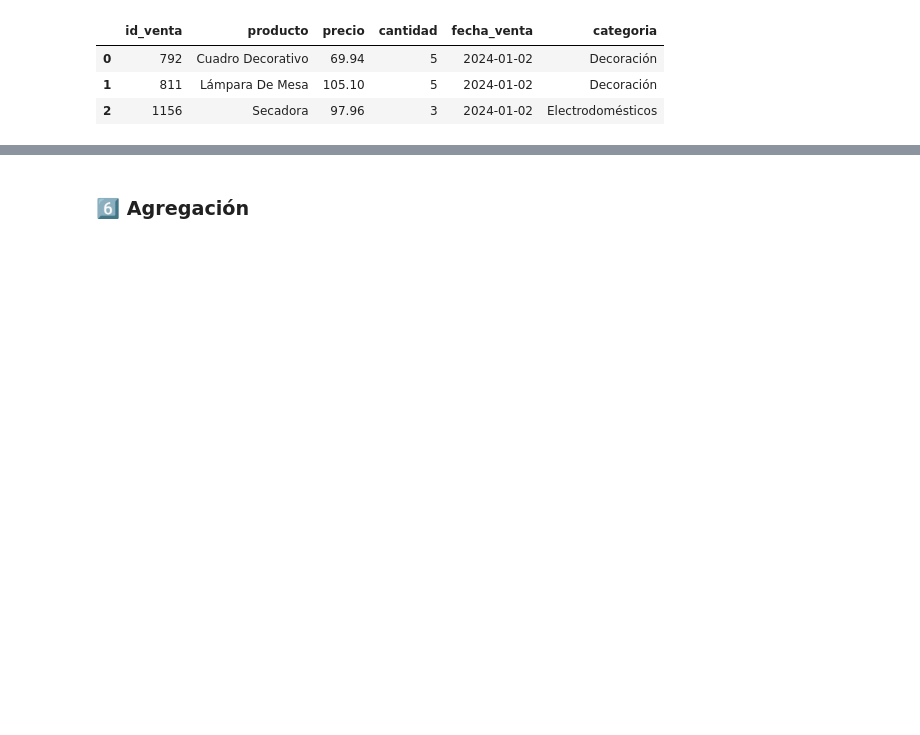
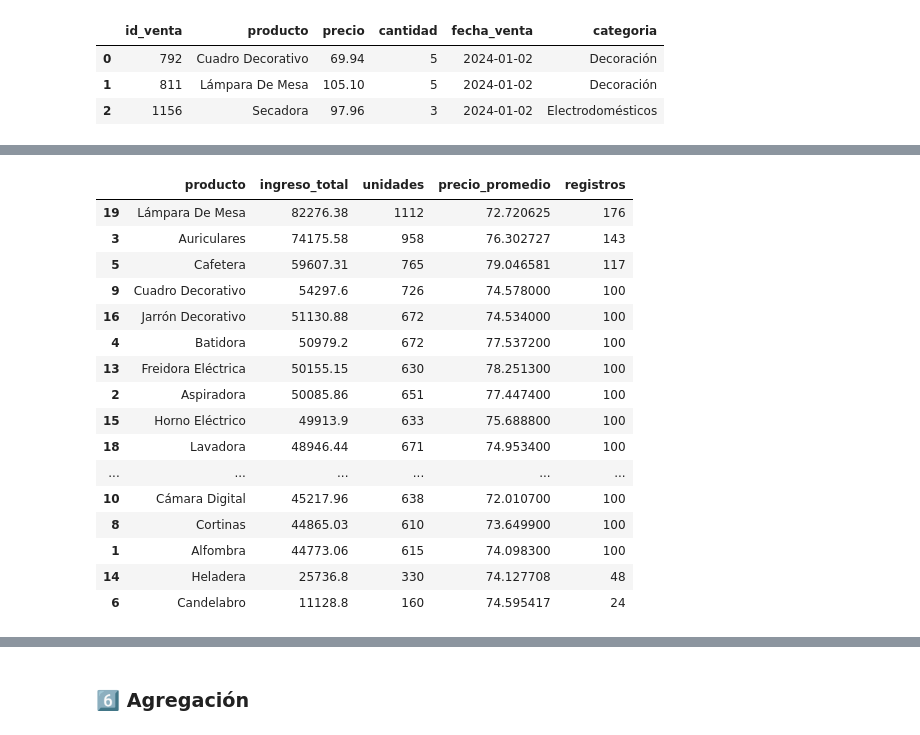
Before and after one commit to dataccounting/Sanvido-Gonzalo-comision-26252-TPI-data-analytics, a Jupyter notebook: Sanvido.Gonzalo.comision.25262.TPI.data.analytics.ipynb, the cells around one changed output, grey strips where cells are left out. Saved outputs shown, nothing was run; the diff lists cells and outputs as text; code cells hidden in the pictures; blank space fills up the shorter version.

```diff
--- a/Sanvido.Gonzalo.comision.25262.TPI.data.analytics.ipynb
+++ b/Sanvido.Gonzalo.comision.25262.TPI.data.analytics.ipynb
@@ -609,3 +627,43 @@ ventas_clean.head(3)
 | 0 | 792 | Cuadro Decorativo | 69.94 | 5 | 2024-01-02 | Decoración | 349.7 |
 | 1 | 811 | Lámpara De Mesa | 105.10 | 5 | 2024-01-02 | Decoración | 525.5 |
 | 2 | 1156 | Secadora | 97.96 | 3 | 2024-01-02 | Electrodomésticos | 293.88 |
+# %%
+resumen_prod = (
+    ventas_perf
+    # 1) Agrupamos el DataFrame por una o varias columnas clave
+    .groupby(
+        by="producto",    # Columna (str) o lista de columnas (list[str]) que define los grupos.
+        dropna=False,   # False → NO descarta filas donde la clave de grupo tenga NaN; crea un grupo para NaN.
+        as_index=False, # False → las columnas de agrupación quedan como columnas normales (no pasan al índice).
+        observed=False  # Solo aplica si 'prod_col' es Categorical:
+                        #   False → incluye categorías NO observadas (posibles pero sin filas);
+                        #   True  → solo categorías que aparecen en los datos (más rápido y “compacto”).
+    )
+    # 2) Agregamos (resumimos) columnas numéricas por cada grupo
+    .agg(
+        ingreso_total=('ingreso', 'sum'),   # Suma de 'ingreso' por grupo (skipna=True por defecto).
+        unidades=('cantidad', 'sum'),       # Suma de 'cantidad' por grupo.
+        precio_promedio=('precio', 'mean'), # Promedio simple de 'precio' por grupo (ignora NaN).
+        registros=('ingreso', 'size')       # Número de filas en el grupo (cuenta TODO, incluso NaN).
+    )
+)
+# %%
+display(resumen_prod.head(20).sort_values(by='ingreso_total', ascending=False))
+# %% [output]
+|  | producto | ingreso_total | unidades | precio_promedio | registros |
+| 19 | Lámpara De Mesa | 82276.38 | 1112 | 72.720625 | 176 |
+| 3 | Auriculares | 74175.58 | 958 | 76.302727 | 143 |
+| 5 | Cafetera | 59607.31 | 765 | 79.046581 | 117 |
+| 9 | Cuadro Decorativo | 54297.6 | 726 | 74.578000 | 100 |
+| 16 | Jarrón Decorativo | 51130.88 | 672 | 74.534000 | 100 |
+| 4 | Batidora | 50979.2 | 672 | 77.537200 | 100 |
+| 13 | Freidora Eléctrica | 50155.15 | 630 | 78.251300 | 100 |
+| 2 | Aspiradora | 50085.86 | 651 | 77.447400 | 100 |
+| 15 | Horno Eléctrico | 49913.9 | 633 | 75.688800 | 100 |
+| 18 | Lavadora | 48946.44 | 671 | 74.953400 | 100 |
+| ... | ... | ... | ... | ... | ... |
+| 10 | Cámara Digital | 45217.96 | 638 | 72.010700 | 100 |
+| 8 | Cortinas | 44865.03 | 610 | 73.649900 | 100 |
+| 1 | Alfombra | 44773.06 | 615 | 74.098300 | 100 |
+| 14 | Heladera | 25736.8 | 330 | 74.127708 | 48 |
+| 6 | Candelabro | 11128.8 | 160 | 74.595417 | 24 |
```
Also changed, not shown: parts of 41 cells of this notebook.
